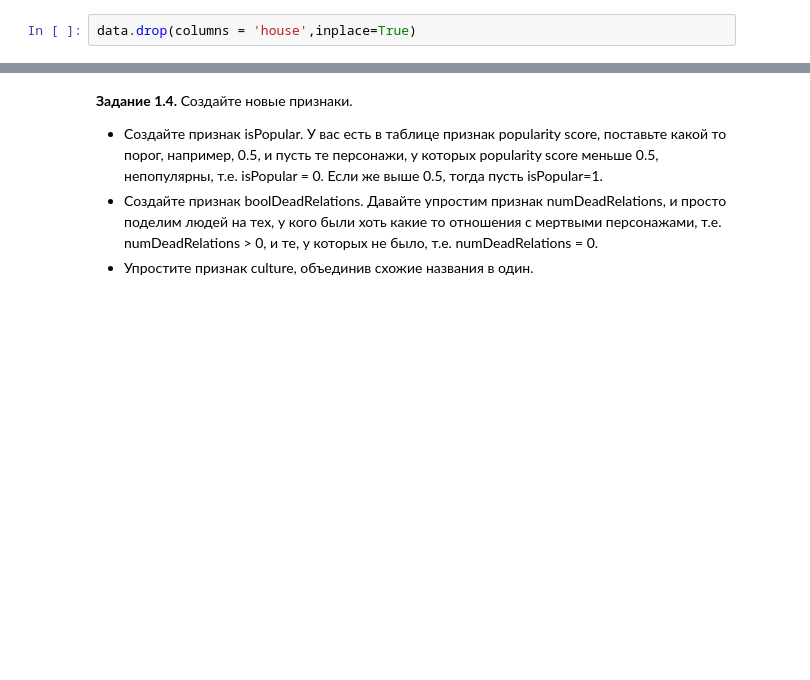
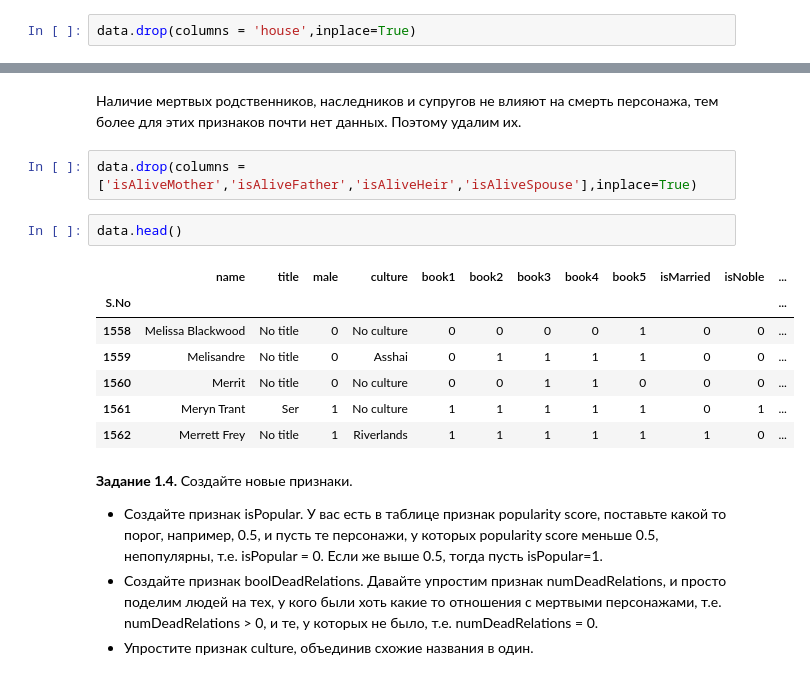
Before and after one commit to danila-kopitayko/ML-DL, a Jupyter notebook: week_01_ml_intro/Homework/hw_1_game_of_thrones.ipynb, the cells around one changed output, grey strips where cells are left out. Saved outputs shown, nothing was run; the diff lists cells and outputs as text; blank space fills up the shorter version.

```diff
--- a/week_01_ml_intro/Homework/hw_1_game_of_thrones.ipynb
+++ b/week_01_ml_intro/Homework/hw_1_game_of_thrones.ipynb
@@ -219,3 +239,17 @@ data.drop(columns = 'house',inplace=True)
+# %% [markdown]
+Наличие мертвых родственников, наследников и супругов не влияют на смерть персонажа, тем более для этих признаков почти нет данных. Поэтому удалим их.
+# %%
+data.drop(columns = ['isAliveMother','isAliveFather','isAliveHeir','isAliveSpouse'],inplace=True)
+# %%
+data.head()
+# %% [output]
+|  | name | title | male | culture | book1 | book2 | book3 | book4 | book5 | isMarried | isNoble | ... |
+| S.No |  |  |  |  |  |  |  |  |  |  |  | ... |
+| 1558 | Melissa Blackwood | No title | 0 | No culture | 0 | 0 | 0 | 0 | 1 | 0 | 0 | ... |
+| 1559 | Melisandre | No title | 0 | Asshai | 0 | 1 | 1 | 1 | 1 | 0 | 0 | ... |
+| 1560 | Merrit | No title | 0 | No culture | 0 | 0 | 1 | 1 | 0 | 0 | 0 | ... |
+| 1561 | Meryn Trant | Ser | 1 | No culture | 1 | 1 | 1 | 1 | 1 | 0 | 1 | ... |
+| 1562 | Merrett Frey | No title | 1 | Riverlands | 1 | 1 | 1 | 1 | 1 | 1 | 0 | ... |
 # %% [markdown]
 **Задание 1.4.** Создайте новые признаки.
 * Создайте признак isPopular. У вас есть в таблице признак popularity score, поставьте какой то порог, например, 0.5, и пусть те персонажи, у которых popularity score меньше 0.5, непопулярны, т.е. isPopular = 0. Если же выше 0.5, тогда пусть isPopular=1.
```
Also changed, not shown: parts of 3 cells of this notebook.
